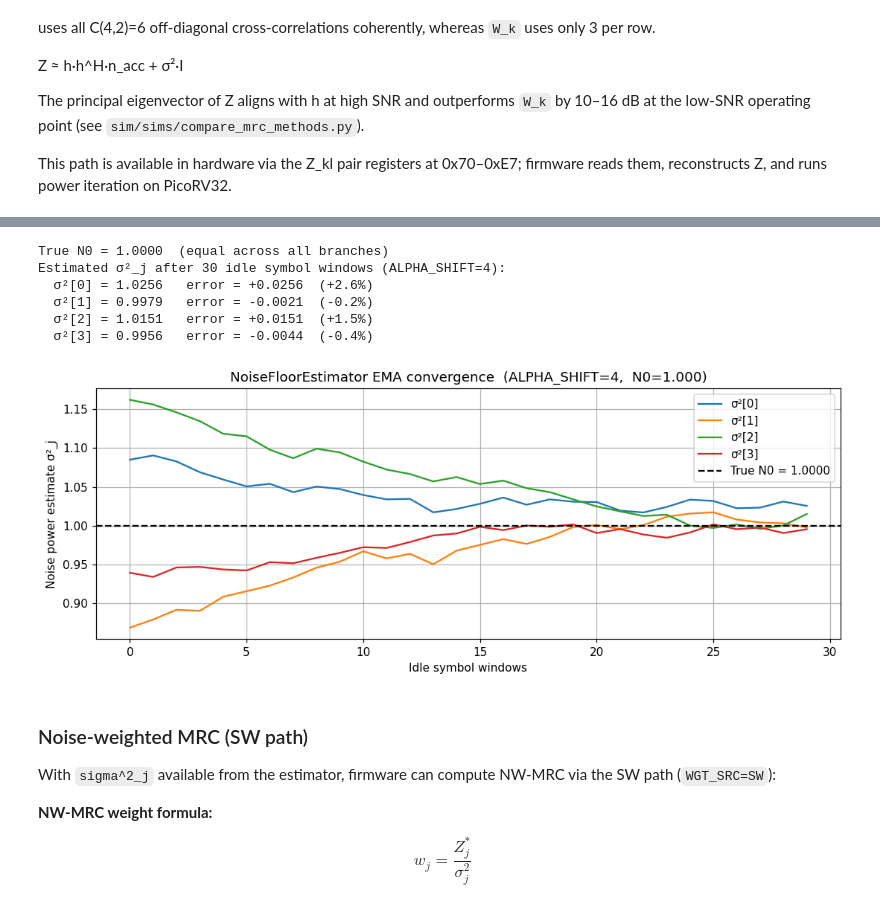
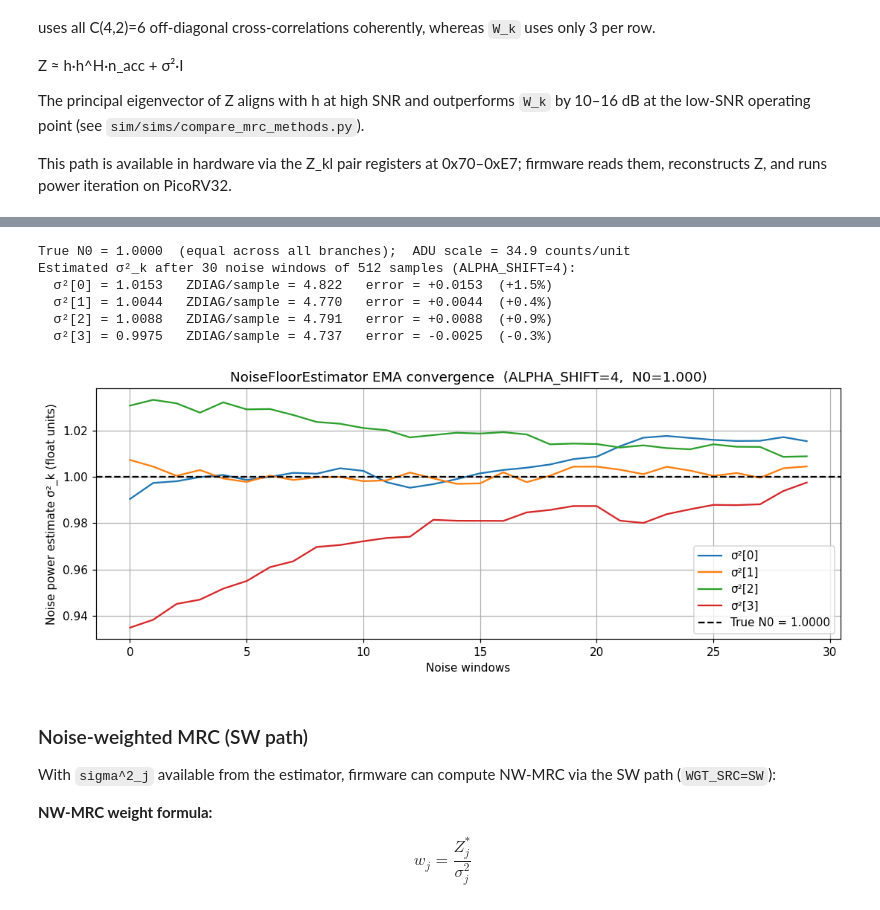
Before and after one commit to Sheffield-Chip-Design-Team/chipathon-2026-trouper, a Jupyter notebook: sim/notebooks/03_nonfft_dsp_chain.ipynb, the cells around one changed output, grey strips where cells are left out. Saved outputs shown, nothing was run; the diff lists cells and outputs as text; code cells hidden in the pictures.

```diff
--- a/sim/notebooks/03_nonfft_dsp_chain.ipynb
+++ b/sim/notebooks/03_nonfft_dsp_chain.ipynb
@@ -366,12 +396,11 @@ assert result.lock, "SC did not lock — cannot run training accumulator"
 
 # ── Primary path: all-pairs cross-correlator (matches training_acc.v) ────────
 # W_k = Σ_{l≠k} Z_kl,  Z_kl = Σ_n raw_k[n]·conj(raw_l[n])
-W_k, Z_mat, _, n_acc = training_accumulate_allpairs(
+W_k, Z_mat, n_acc = allpairs_wk(
     raw_j          = rx_dcr_i8,
     sc_lock_sample = result.lock_sample,
     timing_ref     = result.timing_ref,
-    M              = M,
-    return_matrix  = True,
+    M              = M
 )
 
 # ── Legacy path: single-reference (retained for comparison) ──────────────────
@@ -490,7 +519,8 @@ N_EMA_PKTS  = 40
 ALPHA_SHIFT = 4
 alpha       = 2.0 ** (-ALPHA_SHIFT)
 
-sc_ema = SchmidlCoxDetector(M=M, threshold=0.5, hits_req=SC_HITS_REQ)
+# Same static channel as above, so keep the SC_ANT_SEL the host chose in the SC cell.
+sc_ema = SchmidlCoxDetector(M=M, threshold=0.5, hits_req=SC_HITS_REQ, sc_ant_sel=SC_ANT_SEL)
 
 W_ema    = np.zeros(NR, dtype=complex)
 n_seeded = 0
@@ -508,7 +538,7 @@ for pkt in range(N_EMA_PKTS):
         continue
 
     dcr_pkt_i8 = to_int8_global(dcr_pkt)
-    W_new, _ = training_accumulate_allpairs(dcr_pkt_i8, res_pkt.lock_sample, res_pkt.timing_ref, M)
+    W_new, _, _ = allpairs_wk(dcr_pkt_i8, res_pkt.lock_sample, res_pkt.timing_ref, M)
 
     if n_seeded == 0:
         W_ema = W_new.copy()
@@ -733,48 +762,53 @@ The resulting `σ²_j` estimates feed noise-weighted MRC via the firmware SW pat
 # %%
 from sim.models.weight_generation import (NoiseFloorEstimator, compute_nw_mrc_weights,
                                            zdiag_from_energy)
 
-# Simulate idle symbol windows before any preamble — pure AWGN, no signal present.
-# In hardware: packet_phase == IDLE, sc_lock inactive, energy_j < NOISE_THRESH.
-N_IDLE_SYMBOLS = 30
-ALPHA_SHIFT    = 4    # EMA alpha = 2^-4 = 0.0625
+# Idle noise windows, no signal present (PACKET_ACTIVE=0, armed via TACC_NOISE_TRIG).
+N_IDLE_WINDOWS   = 30
+TACC_WINDOW_SYMS = 8                   # noise window = 8 symbols
+N_ACC_NOISE      = TACC_WINDOW_SYMS * M
+ALPHA_SHIFT      = 4                   # EMA alpha = 2^-4 = 0.0625
+ADU_SCALE        = 120.0 / np.max(np.abs(rx_dcr))   # same global int8 scale as the packet
 
 nfe = NoiseFloorEstimator(NR=NR, alpha_shift=ALPHA_SHIFT, noise_thresh=None)
 
 sigma2_history = []
-for _ in range(N_IDLE_SYMBOLS):
-    # One symbol window of pure noise (M samples per branch)
-    idle_noise    = (np.sqrt(N0 / 2)
-                     * (rng.standard_normal((NR, M)) + 1j * rng.standard_normal((NR, M))))
-    energy_sum_j  = np.sum(np.abs(idle_noise) ** 2, axis=1)   # Σ|x|² per branch (= ENERGY register)
-    nfe.update(zdiag_from_energy(energy_sum_j), M)
-    sigma2_history.append(nfe.estimate.copy())
+for _ in range(N_IDLE_WINDOWS):
+    idle_noise = np.sqrt(N0 / 2) * (rng.standard_normal((NR, N_ACC_NOISE))
+                                    + 1j * rng.standard_normal((NR, N_ACC_NOISE)))
+    idle_i8 = (np.clip(np.round(idle_noise.real * ADU_SCALE), -128, 127)
+               + 1j * np.clip(np.round(idle_noise.imag * ADU_SCALE), -128, 127))
+    energy_sum_j = np.sum(np.abs(idle_i8) ** 2, axis=1)          # Σ|x_k|² accumulator
+    nfe.update(zdiag_from_energy(energy_sum_j), N_ACC_NOISE)      # ZDIAG = bits [31:8]
+    sigma2_history.append(nfe.estimate_full_scale / ADU_SCALE ** 2)   # back to float N0 units
 
-sigma2_history = np.array(sigma2_history)   # (N_IDLE_SYMBOLS, NR)
+sigma2_history = np.array(sigma2_history)   # (N_IDLE_WINDOWS, NR)
+sigma2_float   = sigma2_history[-1]
 
-print(f'True N0 = {N0:.4f}  (equal across all branches)')
-print(f'Estimated σ²_j after {N_IDLE_SYMBOLS} idle symbol windows (ALPHA_SHIFT={ALPHA_SHIFT}):')
+print(f'True N0 = {N0:.4f}  (equal across all branches);  ADU scale = {ADU_SCALE:.1f} counts/unit')
+print(f'Estimated σ²_k after {N_IDLE_WINDOWS} noise windows of {N_ACC_NOISE} samples (ALPHA_SHIFT={ALPHA_SHIFT}):')
 for j in range(NR):
-    err = nfe.estimate[j] - N0
-    print(f'  σ²[{j}] = {nfe.estimate[j]:.4f}   error = {err:+.4f}  ({err/N0*100:+.1f}%)')
+    err = sigma2_float[j] - N0
+    print(f'  σ²[{j}] = {sigma2_float[j]:.4f}   ZDIAG/sample = {nfe.estimate[j]:.3f}   '
+          f'error = {err:+.4f}  ({err/N0*100:+.1f}%)')
 
 fig, ax = plt.subplots(figsize=(10, 4))
 for j in range(NR):
     ax.plot(sigma2_history[:, j], label=f'σ²[{j}]')
 ax.axhline(N0, color='k', linestyle='--', lw=1.5, label=f'True N0 = {N0:.4f}')
-ax.set_xlabel('Idle symbol windows')
-ax.set_ylabel('Noise power estimate σ²_j')
+ax.set_xlabel('Noise windows')
+ax.set_ylabel('Noise power estimate σ²_k (float units)')
 ax.set_title(f'NoiseFloorEstimator EMA convergence  (ALPHA_SHIFT={ALPHA_SHIFT},  N0={N0:.3f})')
 ax.legend(); plt.tight_layout()
 show()
 # %% [output]
-True N0 = 1.0000  (equal across all branches)
-Estimated σ²_j after 30 idle symbol windows (ALPHA_SHIFT=4):
-  σ²[0] = 1.0256   error = +0.0256  (+2.6%)
-  σ²[1] = 0.9979   error = -0.0021  (-0.2%)
-  σ²[2] = 1.0151   error = +0.0151  (+1.5%)
-  σ²[3] = 0.9956   error = -0.0044  (-0.4%)
+True N0 = 1.0000  (equal across all branches);  ADU scale = 34.9 counts/unit
+Estimated σ²_k after 30 noise windows of 512 samples (ALPHA_SHIFT=4):
+  σ²[0] = 1.0153   ZDIAG/sample = 4.822   error = +0.0153  (+1.5%)
+  σ²[1] = 1.0044   ZDIAG/sample = 4.770   error = +0.0044  (+0.4%)
+  σ²[2] = 1.0088   ZDIAG/sample = 4.791   error = +0.0088  (+0.9%)
+  σ²[3] = 0.9975   ZDIAG/sample = 4.737   error = -0.0025  (-0.3%)
-[figure, old version]
+[figure, new version]
 # %% [markdown]
 ### Noise-weighted MRC (SW path)
 
```
Also changed, not shown: parts of 22 cells of this notebook, 28 other files.
